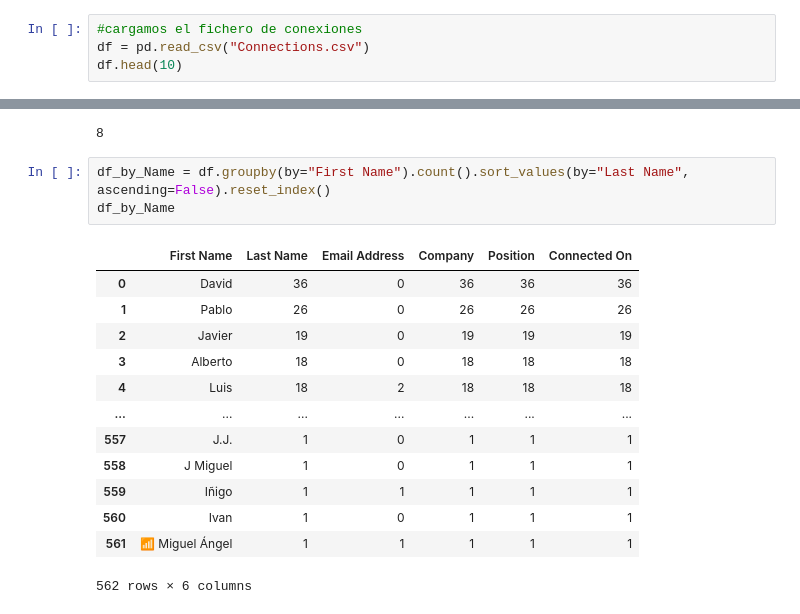
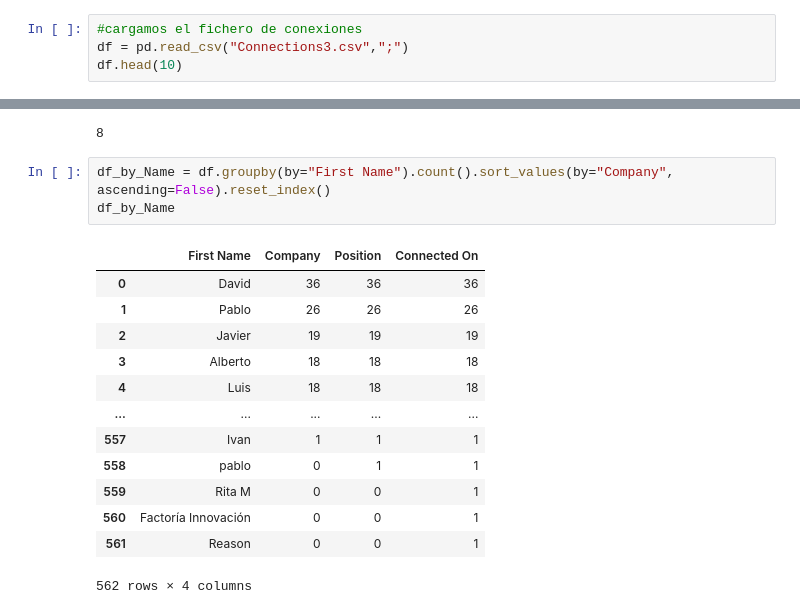
Before and after one commit to SergioPereiraLema/LinkedInAnalytics, a Jupyter notebook: LinkedIn_Analitics.ipynb, the cells around one changed output, grey strips where cells are left out. Drawn from its saved outputs; the diff is of its cells as text.

```diff
--- a/LinkedIn_Analitics.ipynb
+++ b/LinkedIn_Analitics.ipynb
@@ -5,6 +5,6 @@ import plotly.express as px
 import plotly.graph_objects as go
 # %%
 #cargamos el fichero de conexiones
-df = pd.read_csv("Connections.csv")
+df = pd.read_csv("Connections3.csv",";")
 df.head(10)
 # %% [output]
@@ -119,20 +103,20 @@ df["Position"].str.contains("HR").sum()
 # %% [output]
 8
 # %%
-df_by_Name = df.groupby(by="First Name").count().sort_values(by="Last Name", ascending=False).reset_index()
+df_by_Name = df.groupby(by="First Name").count().sort_values(by="Company", ascending=False).reset_index()
 df_by_Name
 # %% [output]
-|  | First Name | Last Name | Email Address | Company | Position | Connected On |
-| 0 | David | 36 | 0 | 36 | 36 | 36 |
-| 1 | Pablo | 26 | 0 | 26 | 26 | 26 |
-| 2 | Javier | 19 | 0 | 19 | 19 | 19 |
-| 3 | Alberto | 18 | 0 | 18 | 18 | 18 |
-| 4 | Luis | 18 | 2 | 18 | 18 | 18 |
-| ... | ... | ... | ... | ... | ... | ... |
-| 557 | J.J. | 1 | 0 | 1 | 1 | 1 |
-| 558 | J Miguel | 1 | 0 | 1 | 1 | 1 |
-| 559 | Iñigo | 1 | 1 | 1 | 1 | 1 |
-| 560 | Ivan | 1 | 0 | 1 | 1 | 1 |
-| 561 | 📶 Miguel Ángel | 1 | 1 | 1 | 1 | 1 |
+|  | First Name | Company | Position | Connected On |
+| 0 | David | 36 | 36 | 36 |
+| 1 | Pablo | 26 | 26 | 26 |
+| 2 | Javier | 19 | 19 | 19 |
+| 3 | Alberto | 18 | 18 | 18 |
+| 4 | Luis | 18 | 18 | 18 |
+| ... | ... | ... | ... | ... |
+| 557 | Ivan | 1 | 1 | 1 |
+| 558 | pablo | 0 | 1 | 1 |
+| 559 | Rita M | 0 | 0 | 1 |
+| 560 | Factoría Innovación | 0 | 0 | 1 |
+| 561 | Reason | 0 | 0 | 1 |
-562 rows × 6 columns
+562 rows × 4 columns
 # %%
```
Also changed, not shown: parts of 7 cells of this notebook.
